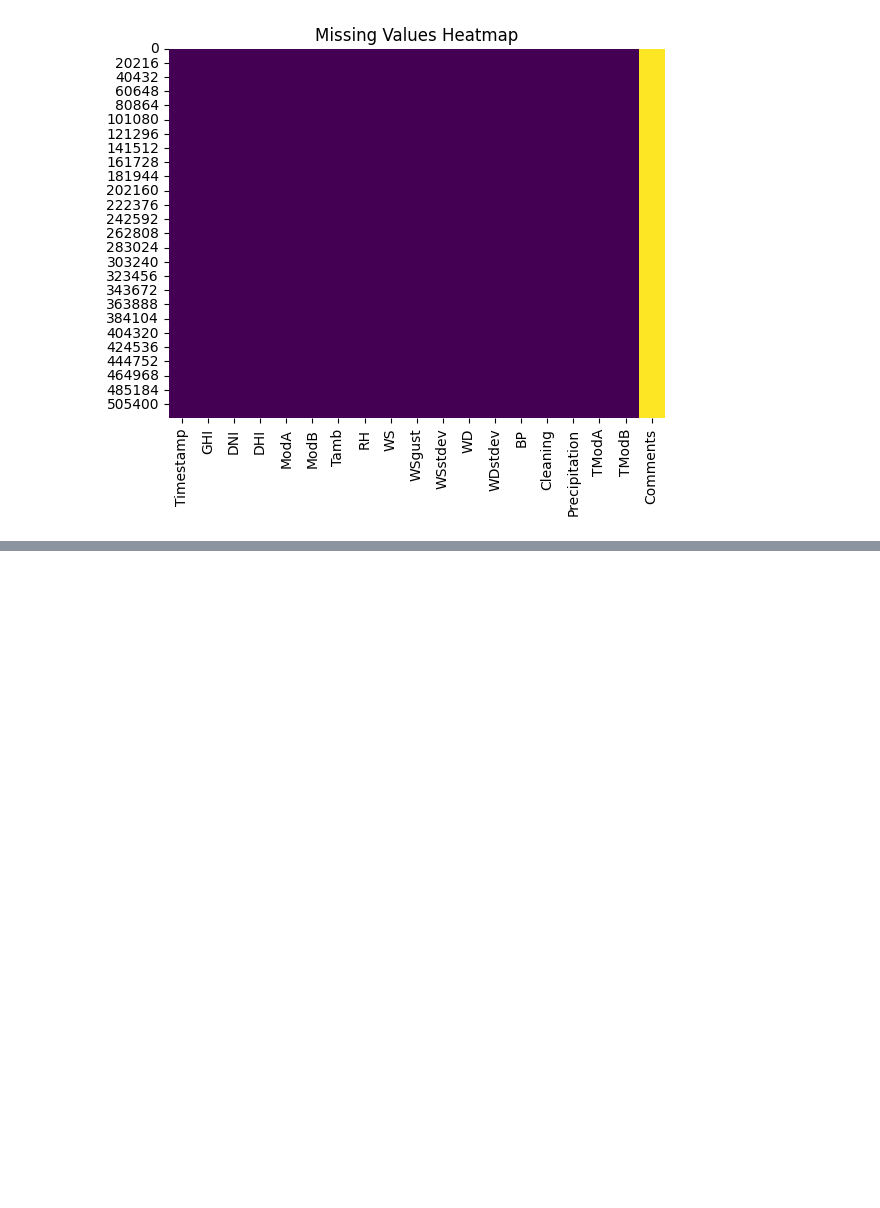
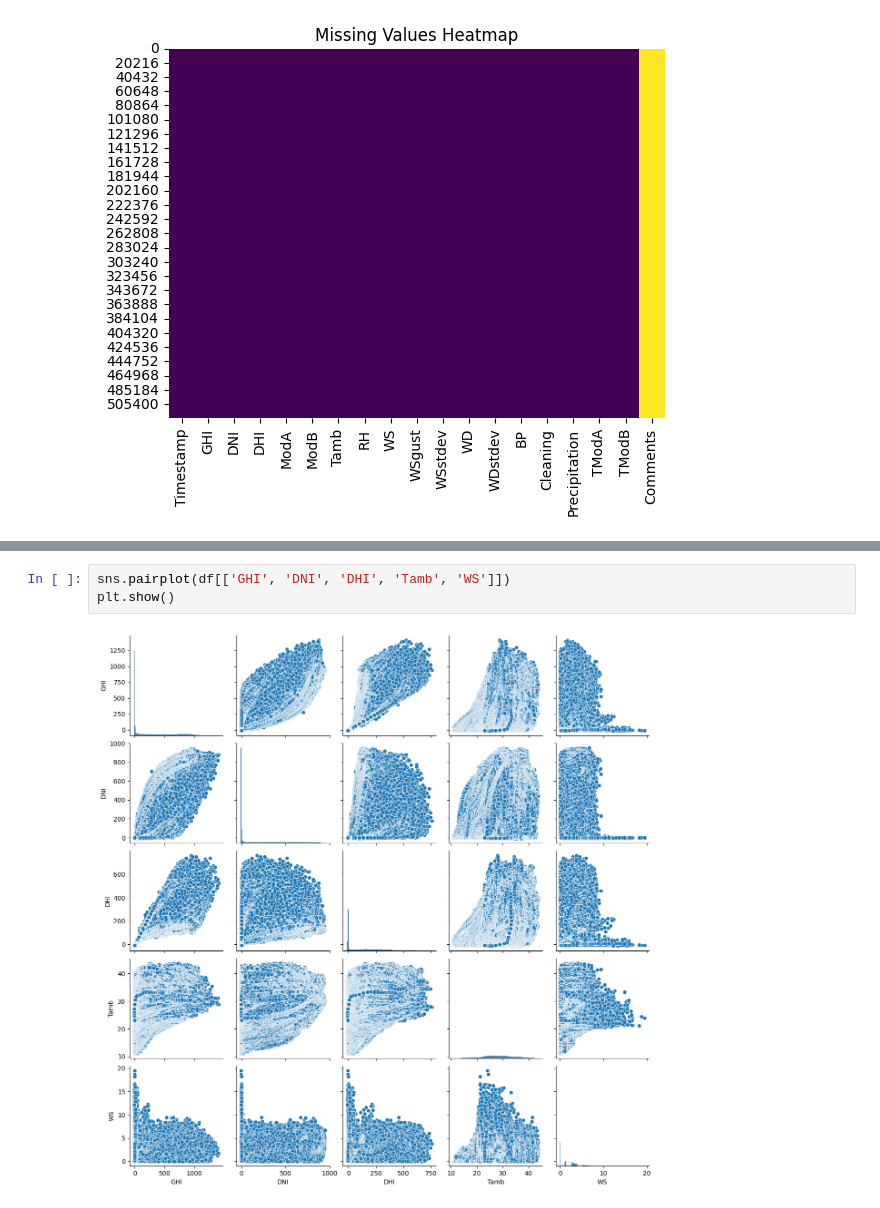
Before and after one commit to henoktesfaye700/10-Academy-week-0-, a Jupyter notebook: notebooks/EDA.ipynb, the cells around one changed output, grey strips where cells are left out. Drawn from its saved outputs; the diff is of its cells as text; blank space fills up the shorter version.

```diff
--- a/notebooks/EDA.ipynb
+++ b/notebooks/EDA.ipynb
@@ -120,0 +201,5 @@ dtype: int64
+# %%
+sns.pairplot(df[['GHI', 'DNI', 'DHI', 'Tamb', 'WS']])
+plt.show()
+# %% [output]
+[figure, added]
```
Also changed, not shown: parts of 13 cells of this notebook.
